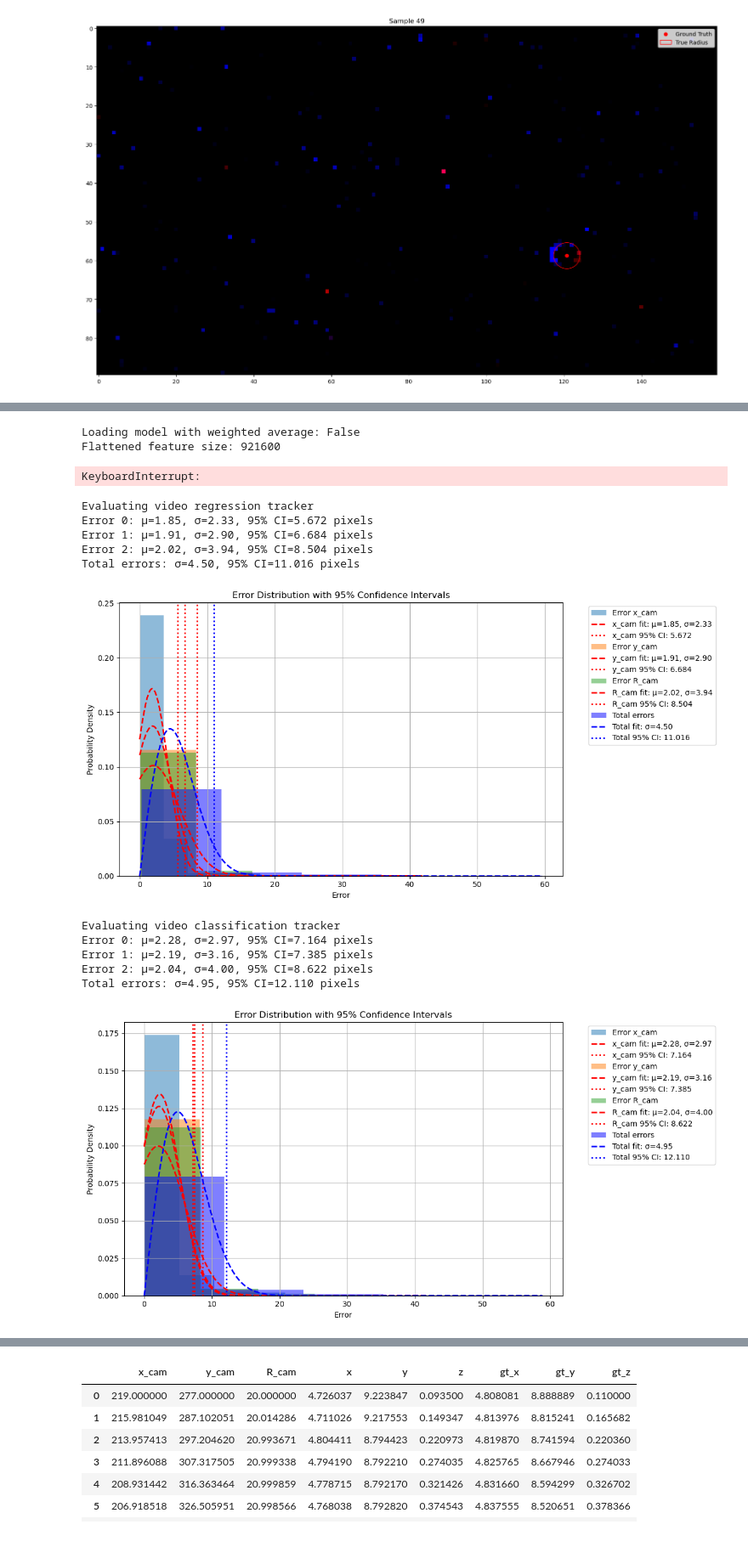
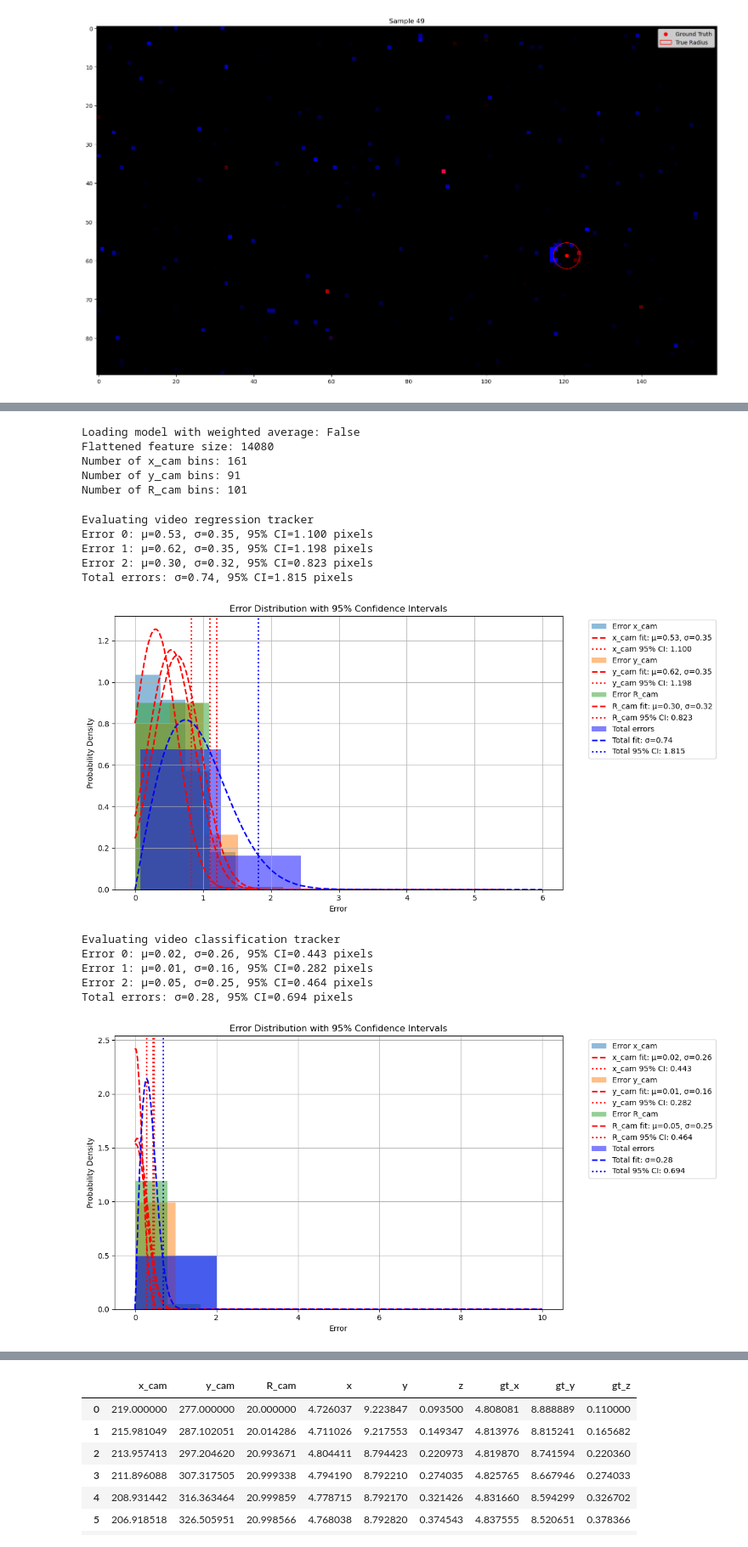
Before and after one commit to MarioRealEn/GoalieSNN, a Jupyter notebook: 3DTracker.ipynb, the cells around one changed output, grey strips where cells are left out. Shown at 85% size. Drawn from its saved outputs; the diff is of its cells as text; code cells hidden in the pictures.

```diff
--- a/3DTracker.ipynb
+++ b/3DTracker.ipynb
@@ -1080,7 +1080,7 @@ dataset_path = 'dataset_python_sim'
 accumulation_time = 10 # ms
 quantization = 8
 batch_size = 4
-dataset_type = 'all'
+dataset_type = 'throws'
 new_positions_csv = f'dataset_python_sim/positions_in_fov_{accumulation_time}ms.csv'
 trainset_in = dt.Tracking3DVideoDataset(dataset_path, accumulation_time, positions_csv=new_positions_csv, quantization = quantization, split='train', dataset_type=dataset_type)
 testset_in = dt.Tracking3DVideoDataset(dataset_path, accumulation_time, positions_csv=new_positions_csv, quantization = quantization, split='test', dataset_type=dataset_type)
@@ -1149,25 +1137,27 @@ Evaluating video classification tracker
 model = network.load_model('models/VideoClassification_q8_10ts_50e.pt', network.SCNNVideoClassification, trainset_in, device)
 # %% [output]
 Loading model with weighted average: False
-Flattened feature size: 921600
+Flattened feature size: 14080
+Number of x_cam bins: 161
+Number of y_cam bins: 91
+Number of R_cam bins: 101
-KeyboardInterrupt:
 # %%
-model.evaluate(valid_loader_in, device, num_steps=10, print_results=True, weighted_avg=True, operation = 'distribution')
+model.evaluate(trainloader_in, device, num_steps=10, print_results=True, weighted_avg=True, operation = 'distribution')
 # %% [output]
 Evaluating video regression tracker
-Error 0: μ=1.85, σ=2.33, 95% CI=5.672 pixels
-Error 1: μ=1.91, σ=2.90, 95% CI=6.684 pixels
-Error 2: μ=2.02, σ=3.94, 95% CI=8.504 pixels
-Total errors: σ=4.50, 95% CI=11.016 pixels
+Error 0: μ=0.53, σ=0.35, 95% CI=1.100 pixels
+Error 1: μ=0.62, σ=0.35, 95% CI=1.198 pixels
+Error 2: μ=0.30, σ=0.32, 95% CI=0.823 pixels
+Total errors: σ=0.74, 95% CI=1.815 pixels
-[figure, old version]
+[figure, new version]
 # %%
-model.evaluate(valid_loader_in, device, num_steps=10, print_results=True, operation= 'distribution')
+model.evaluate(trainloader_in, device, num_steps=10, print_results=True, operation= 'distribution')
 # %% [output]
 Evaluating video classification tracker
-Error 0: μ=2.28, σ=2.97, 95% CI=7.164 pixels
-Error 1: μ=2.19, σ=3.16, 95% CI=7.385 pixels
-Error 2: μ=2.04, σ=4.00, 95% CI=8.622 pixels
-Total errors: σ=4.95, 95% CI=12.110 pixels
+Error 0: μ=0.02, σ=0.26, 95% CI=0.443 pixels
+Error 1: μ=0.01, σ=0.16, 95% CI=0.282 pixels
+Error 2: μ=0.05, σ=0.25, 95% CI=0.464 pixels
+Total errors: σ=0.28, 95% CI=0.694 pixels
-[figure, old version]
+[figure, new version]
 # %%
 # Load video
```
Also changed, not shown: parts of 32 cells of this notebook, 2 other files.
